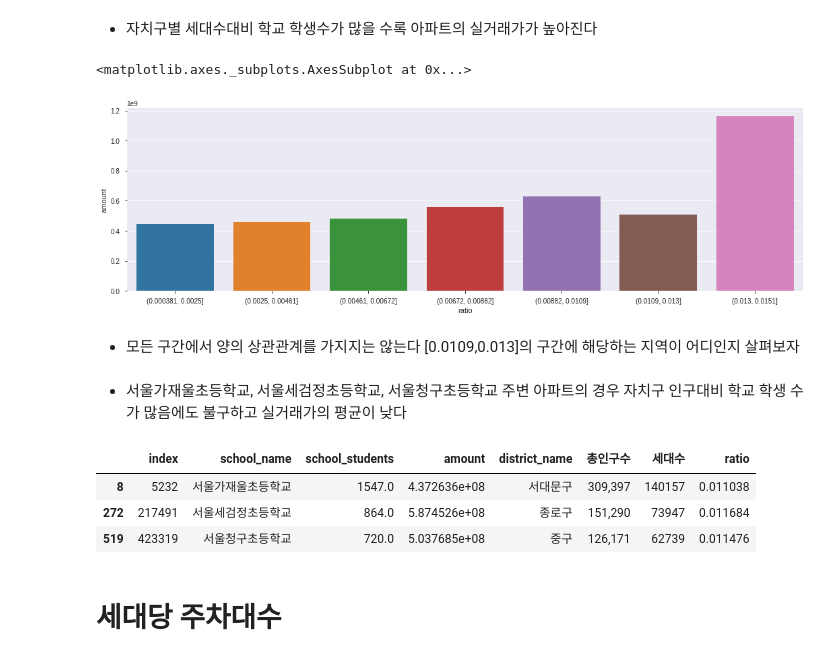
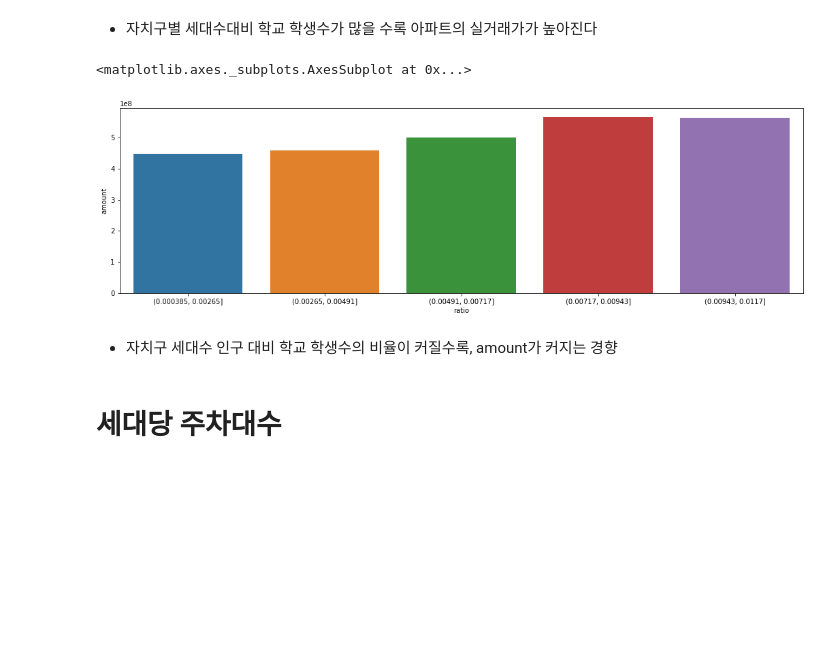
Before and after one commit to whoareyouwhoami/ProjectCasa, a Jupyter notebook: EDA/EDA_version1.ipynb, the cells around one changed output. Saved outputs shown, nothing was run; the diff lists cells and outputs as text; code cells hidden in the pictures; blank space fills up the shorter version.

```diff
--- a/EDA/EDA_version1.ipynb
+++ b/EDA/EDA_version1.ipynb
@@ -136,7 +153,12 @@ df['school_name'].nunique()
+# %%
+ind = df[df['school_name']=='서울가산초등학교'].index
+df2 = df.drop(ind)
+a = df[df['school_students']==0].index
+df2 = df2.drop(a)
+#서울가산초등학교의 경우 데이터에 따라 금천구 구로구에 모두 속한다고
+#표기되어있음. 우선 제거한다
+#학생수가 0인 경우 또한 우선 제거해서 분석
 # %%
-#학생 수에 결측값이 생겨서 0으로 우선 바꿔준다
-df2 = df.dropna()
-#학교별 학생수와 거래가의 평균을 구함
 df2 = df2.groupby('school_name').mean()[['school_students','amount']].dropna()
 df2 = pd.merge(df2,df[['district_name','school_name']],how='left',on='school_name').drop_duplicates()
 df2.reset_index(inplace=True)
@@ -163,11 +174,0 @@ sns.regplot(x="school_students",y="amount",data=df2,color="m",ax=ax1)
-# %%
-factor = pd.cut(df2.school_students,7)
-a = df2.amount.groupby(factor).mean()
-a = pd.DataFrame(a)
-a = a.reset_index()
-
-
-figure,ax1 = plt.subplots()
-figure.set_size_inches(18,5)
-
-sns.barplot(data=a,x="school_students",y="amount",ax=ax1)
@@ -228,3 +218,5 @@ See the caveats in the documentation: https://pandas.pydata.org/pandas-docs/stab
+# %%
+df1 = df1[df1['ratio']<0.015]
 # %%
 figure,ax1 = plt.subplots()
 figure.set_size_inches(8,8)
@@ -236,30 +228,21 @@ sns.regplot(x="ratio",y="amount",data=df1,color="m",ax=ax1)
 # %% [markdown]
 - 자치구별 세대수대비 학교 학생수가 많을 수록 아파트의 실거래가가 높아진다
 # %%
-factor = pd.cut(df1.ratio,7)
+factor = pd.cut(df1.ratio,5)
 a = df1.amount.groupby(factor).mean()
 a = pd.DataFrame(a)
 a = a.reset_index()
 
 
 figure,ax1 = plt.subplots()
 figure.set_size_inches(18,5)
 
 sns.barplot(data=a,x="ratio",y="amount",ax=ax1)
 # %% [output]
 <matplotlib.axes._subplots.AxesSubplot at 0x...>
-[figure, old version]
+[figure, new version]
-# %% [markdown]
-- 모든 구간에서 양의 상관관계를 가지지는 않는다 [0.0109,0.013]의 구간에 해당하는 지역이 어디인지 살펴보자
-# %% [markdown]
-- 서울가재울초등학교, 서울세검정초등학교, 서울청구초등학교 주변 아파트의 경우 자치구 인구대비 학교 학생 수가 많음에도 불구하고 실거래가의 평균이 낮다
-# %%
-df1[(df1['ratio']>0.0109)&(df1['ratio']<=0.013)]
-# %% [output]
-|  | index | school_name | school_students | amount | district_name | 총인구수 | 세대수 | ratio |
-| 8 | 5232 | 서울가재울초등학교 | 1547.0 | 4.372636e+08 | 서대문구 | 309,397 | 140157 | 0.011038 |
-| 272 | 217491 | 서울세검정초등학교 | 864.0 | 5.874526e+08 | 종로구 | 151,290 | 73947 | 0.011684 |
-| 519 | 423319 | 서울청구초등학교 | 720.0 | 5.037685e+08 | 중구 | 126,171 | 62739 | 0.011476 |
+# %% [markdown]
+- 자치구 세대수 인구 대비 학교 학생수의 비율이 커질수록, amount가 커지는 경향
 # %% [markdown]
 # 세대당 주차대수
 # %%
```
Also changed, not shown: parts of 50 cells of this notebook, 1 other file.
